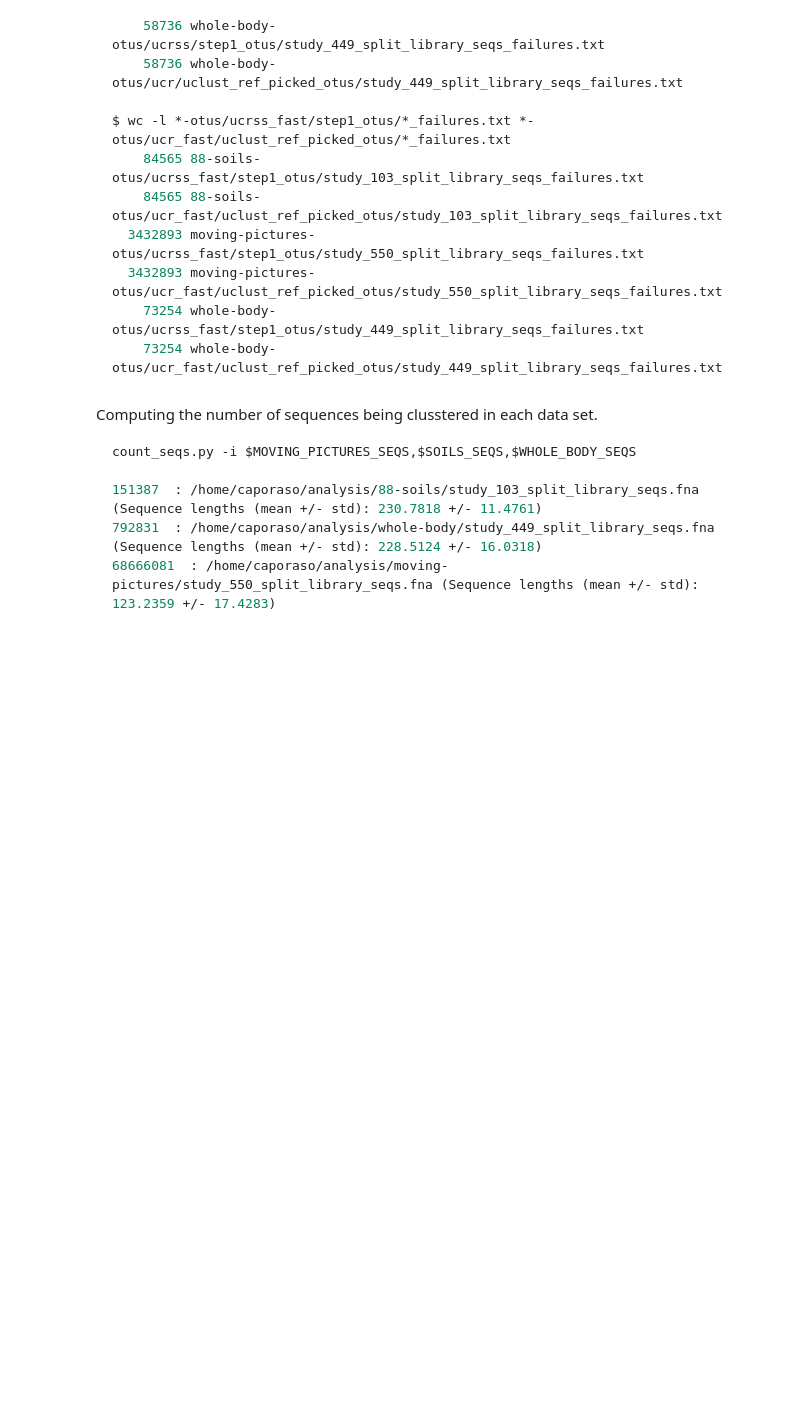
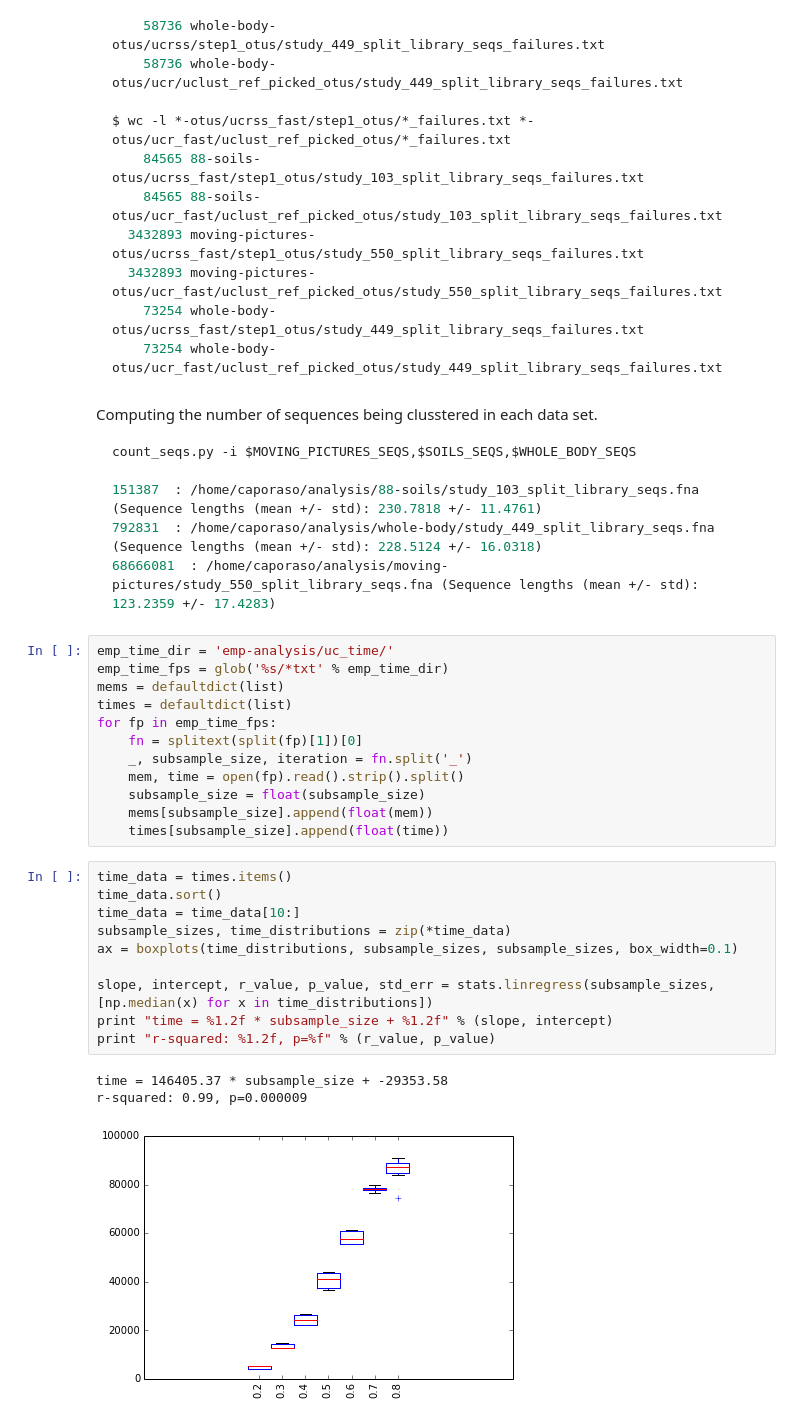
Before and after one commit to caporaso-lab/cloaked-octo-ninja, a Jupyter notebook: analyses.ipynb, the cells around one changed output. Saved outputs shown, nothing was run; the diff lists cells and outputs as text; blank space fills up the shorter version.

Commit message:
added EMP analysis results

````diff
--- a/analyses.ipynb
+++ b/analyses.ipynb
@@ -582,3 +587,29 @@ count_seqs.py -i $MOVING_PICTURES_SEQS,$SOILS_SEQS,$WHOLE_BODY_SEQS
 792831  : /home/caporaso/analysis/whole-body/study_449_split_library_seqs.fna (Sequence lengths (mean +/- std): 228.5124 +/- 16.0318)
 68666081  : /home/caporaso/analysis/moving-pictures/study_550_split_library_seqs.fna (Sequence lengths (mean +/- std): 123.2359 +/- 17.4283)
 ```
+# %%
+emp_time_dir = 'emp-analysis/uc_time/'
+emp_time_fps = glob('%s/*txt' % emp_time_dir)
+mems = defaultdict(list)
+times = defaultdict(list)
+for fp in emp_time_fps:
+    fn = splitext(split(fp)[1])[0]
+    _, subsample_size, iteration = fn.split('_')
+    mem, time = open(fp).read().strip().split()
+    subsample_size = float(subsample_size)
+    mems[subsample_size].append(float(mem))
+    times[subsample_size].append(float(time))
+# %%
+time_data = times.items()
+time_data.sort()
+time_data = time_data[10:]
+subsample_sizes, time_distributions = zip(*time_data)
+ax = boxplots(time_distributions, subsample_sizes, subsample_sizes, box_width=0.1)
+
+slope, intercept, r_value, p_value, std_err = stats.linregress(subsample_sizes, [np.median(x) for x in time_distributions])
+print "time = %1.2f * subsample_size + %1.2f" % (slope, intercept)
+print "r-squared: %1.2f, p=%f" % (r_value, p_value)
+# %% [output]
+time = 146405.37 * subsample_size + -29353.58
+r-squared: 0.99, p=0.000009
+[figure, added]
````
Also changed, not shown: parts of 3 cells of this notebook.
